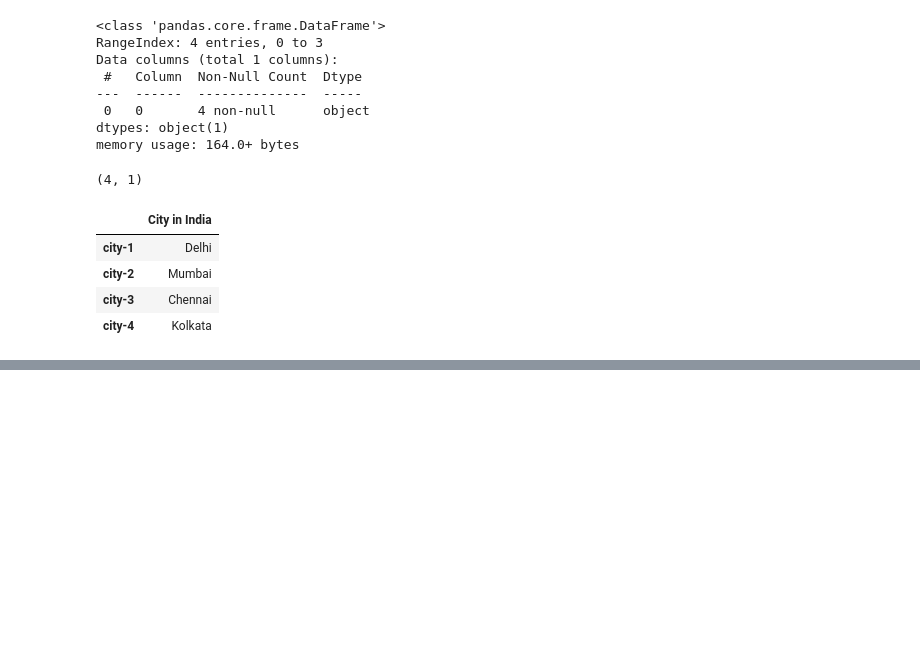
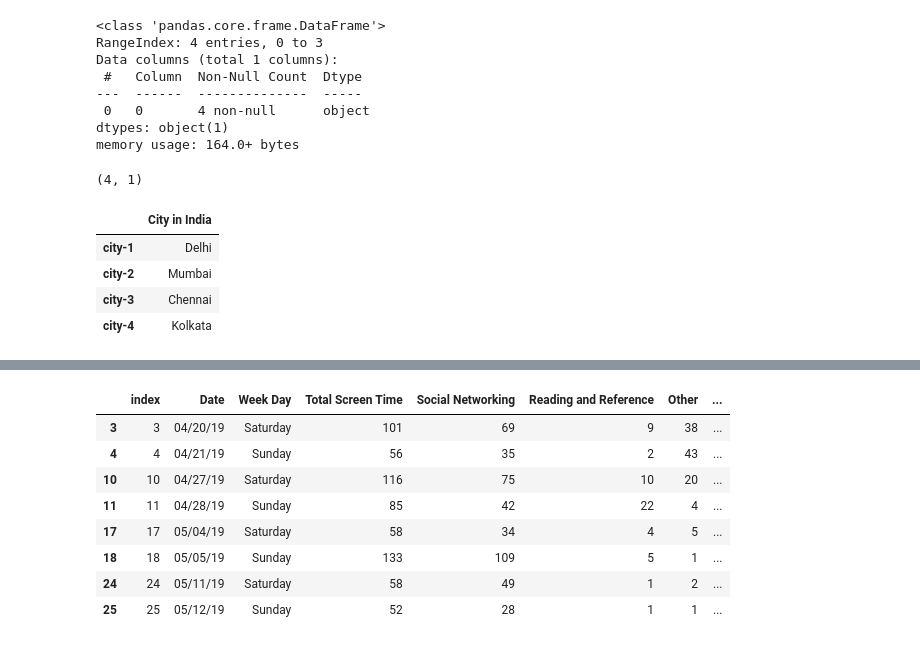
Before and after one commit to MottuqeBrid/learn-pandas, a Jupyter notebook: 1.ipynb, the cells around one changed output, grey strips where cells are left out. Saved outputs shown, nothing was run; the diff lists cells and outputs as text; code cells hidden in the pictures; blank space fills up the shorter version.

```diff
--- a/1.ipynb
+++ b/1.ipynb
@@ -49,0 +182,12 @@ city2
+# %%
+df_csv[(df_csv["Week Day"]=="Sunday") | (df_csv["Week Day"]=="Saturday")]
+# %% [output]
+|  | index | Date | Week Day | Total Screen Time | Social Networking | Reading and Reference | Other | ... |
+| 3 | 3 | 04/20/19 | Saturday | 101 | 69 | 9 | 38 | ... |
+| 4 | 4 | 04/21/19 | Sunday | 56 | 35 | 2 | 43 | ... |
+| 10 | 10 | 04/27/19 | Saturday | 116 | 75 | 10 | 20 | ... |
+| 11 | 11 | 04/28/19 | Sunday | 85 | 42 | 22 | 4 | ... |
+| 17 | 17 | 05/04/19 | Saturday | 58 | 34 | 4 | 5 | ... |
+| 18 | 18 | 05/05/19 | Sunday | 133 | 109 | 5 | 1 | ... |
+| 24 | 24 | 05/11/19 | Saturday | 58 | 49 | 1 | 2 | ... |
+| 25 | 25 | 05/12/19 | Sunday | 52 | 28 | 1 | 1 | ... |
```
Also changed, not shown: parts of 10 cells of this notebook, 1 other file.
